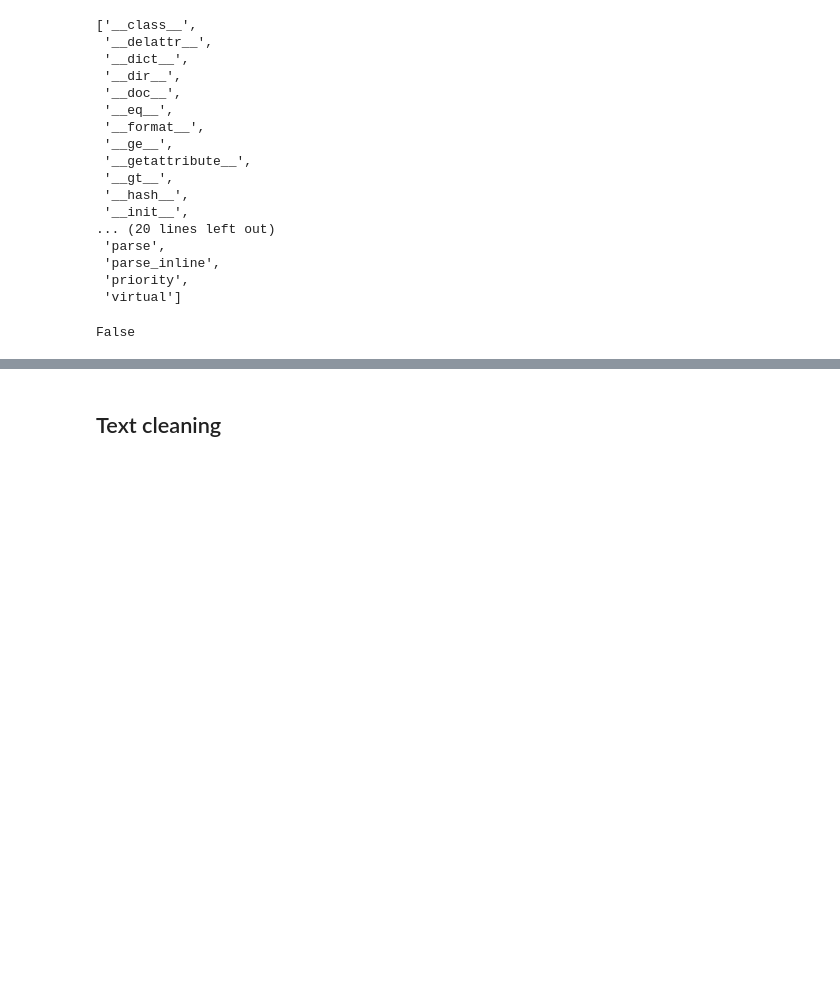
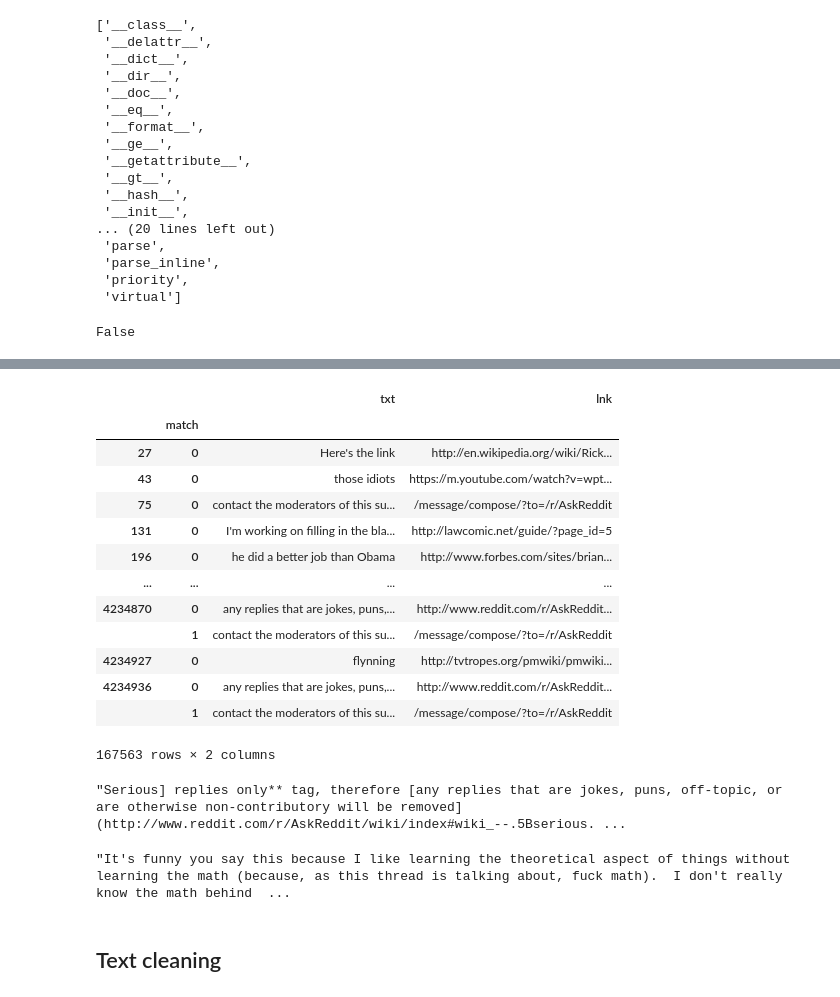
Before and after one commit to nershman/AskRedditScorePrediction, a Jupyter notebook: textfeaturiz.ipynb, the cells around one changed output, grey strips where cells are left out. Saved outputs shown, nothing was run; the diff lists cells and outputs as text; code cells hidden in the pictures; blank space fills up the shorter version.

```diff
--- a/textfeaturiz.ipynb
+++ b/textfeaturiz.ipynb
@@ -193,3 +260,28 @@ False
+# %%
+link_data
+# %% [output]
+|  |  | txt | lnk |
+|  | match |  |  |
+| 27 | 0 | Here's the link | http://en.wikipedia.org/wiki/Rick... |
+| 43 | 0 | those idiots | https://m.youtube.com/watch?v=wpt... |
+| 75 | 0 | contact the moderators of this su... | /message/compose/?to=/r/AskReddit |
+| 131 | 0 | I'm working on filling in the bla... | http://lawcomic.net/guide/?page_id=5 |
+| 196 | 0 | he did a better job than Obama | http://www.forbes.com/sites/brian... |
+| ... | ... | ... | ... |
+| 4234870 | 0 | any replies that are jokes, puns,... | http://www.reddit.com/r/AskReddit... |
+|  | 1 | contact the moderators of this su... | /message/compose/?to=/r/AskReddit |
+| 4234927 | 0 | flynning | http://tvtropes.org/pmwiki/pmwiki... |
+| 4234936 | 0 | any replies that are jokes, puns,... | http://www.reddit.com/r/AskReddit... |
+|  | 1 | contact the moderators of this su... | /message/compose/?to=/r/AskReddit |
+167563 rows × 2 columns
+# %%
+link_data.txt[4234936,0]
+# %% [output]
+"Serious] replies only** tag, therefore [any replies that are jokes, puns, off-topic, or are otherwise non-contributory will be removed](http://www.reddit.com/r/AskReddit/wiki/index#wiki_--.5Bserious. ...
+# %%
+df.body[76764]
+# %% [output]
+"It's funny you say this because I like learning the theoretical aspect of things without learning the math (because, as this thread is talking about, fuck math).  I don't really know the math behind  ...
 # %% [markdown]
 ## Text cleaning
 # %%
```
Also changed, not shown: parts of 10 cells of this notebook.
